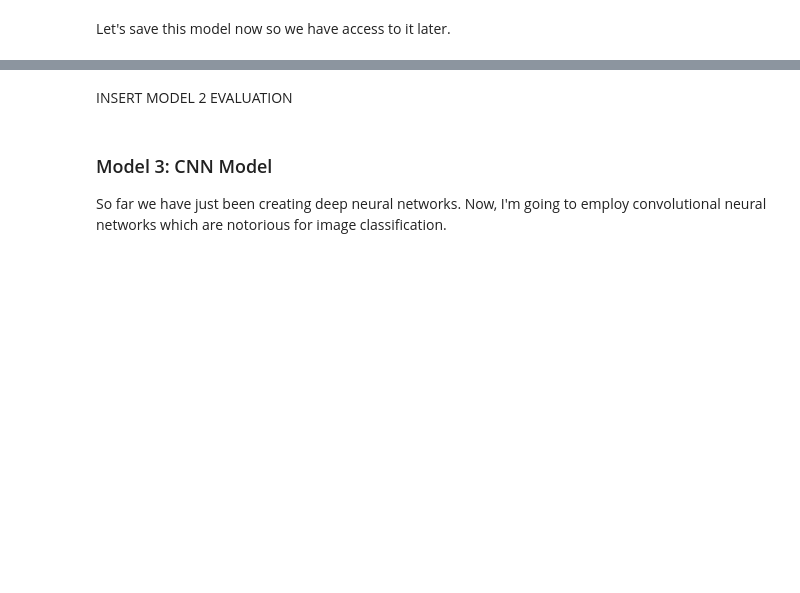
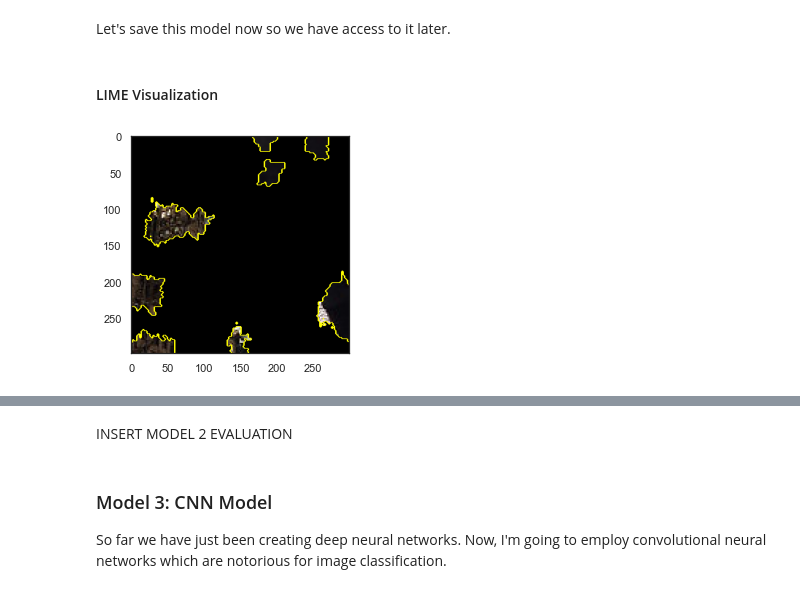
Before and after one commit to lecritch/Cene-Image-Classification, a Jupyter notebook: reports/final_report.ipynb, the cells around one changed output, grey strips where cells are left out. Saved outputs shown, nothing was run; the diff lists cells and outputs as text; code cells hidden in the pictures; blank space fills up the shorter version.

```diff
--- a/reports/final_report.ipynb
+++ b/reports/final_report.ipynb
@@ -703,3 +718,17 @@ vis.loss_acc_vis(model2_results, 'Model 2', save_as = 'report_model2')
 Let's save this model now so we have access to it later.
 # %%
 save_model(model2, filepath = parent_dir + 'models/report_model2', overwrite = True, include_optimizer = True)
+# %% [markdown]
+#### LIME Visualization
+# %%
+# instantiate lime explainer object
+explainer = lime_image.LimeImageExplainer()
+
+explanation = explainer.explain_instance(images[0], model2.predict, top_labels = 5,
+                                         hide_color = None, num_samples = 1000)
+# %%
+temp, mask = explanation.get_image_and_mask(explanation.top_labels[0], positive_only=True, num_features=10, hide_rest=True)
+plt.imshow(mark_boundaries(temp, mask))
+plt.savefig(parent_dir + 'figures/m2_buildings_borders')
+# %% [output]
+[figure, added]
```
Also changed, not shown: parts of 29 cells of this notebook, 24 other files.
